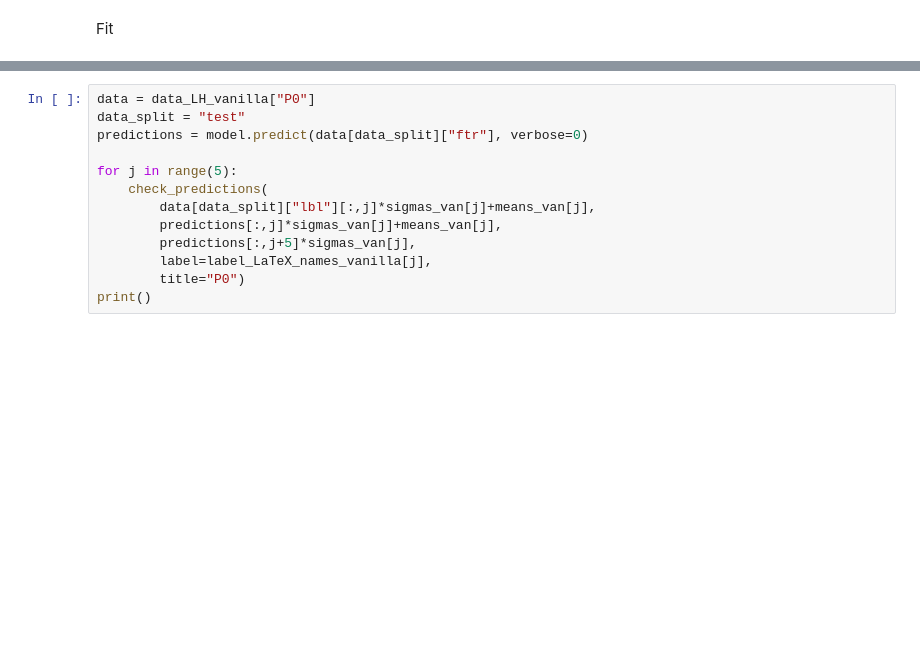
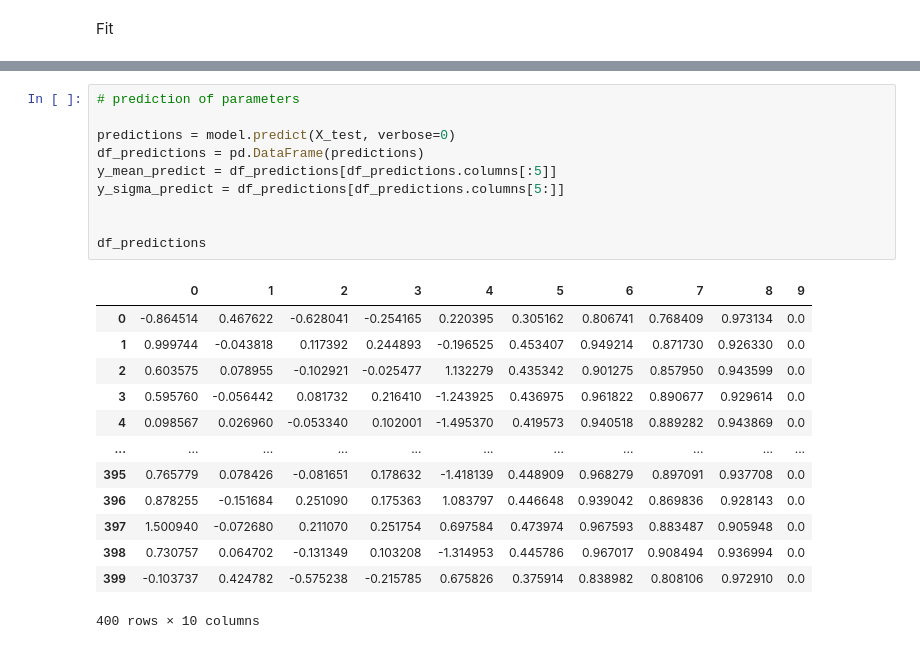
Before and after one commit to supriodubey/Thesis, a Jupyter notebook: codes/Moment_Network_LCDM.ipynb, the cells around one changed output, grey strips where cells are left out. Saved outputs shown, nothing was run; the diff lists cells and outputs as text; blank space fills up the shorter version.

Commit message:
Modified the Moment Network code- used pandas dataframe,added CLR

```diff
--- a/codes/Moment_Network_LCDM.ipynb
+++ b/codes/Moment_Network_LCDM.ipynb
@@ -348,13 +515,24 @@ plot_loss(histories)#, logy=True, ylim=[15, 25])
 # %%
-data = data_LH_vanilla["P0"]
-data_split = "test"
-predictions = model.predict(data[data_split]["ftr"], verbose=0)
+# prediction of parameters
 
-for j in range(5):
-    check_predictions(
-        data[data_split]["lbl"][:,j]*sigmas_van[j]+means_van[j],
-        predictions[:,j]*sigmas_van[j]+means_van[j],
-        predictions[:,j+5]*sigmas_van[j],
-        label=label_LaTeX_names_vanilla[j],
-        title="P0")
-print()
+predictions = model.predict(X_test, verbose=0)
+df_predictions = pd.DataFrame(predictions)
+y_mean_predict = df_predictions[df_predictions.columns[:5]]
+y_sigma_predict = df_predictions[df_predictions.columns[5:]]
+
+
+df_predictions
+# %% [output]
+|  | 0 | 1 | 2 | 3 | 4 | 5 | 6 | 7 | 8 | 9 |
+| 0 | -0.864514 | 0.467622 | -0.628041 | -0.254165 | 0.220395 | 0.305162 | 0.806741 | 0.768409 | 0.973134 | 0.0 |
+| 1 | 0.999744 | -0.043818 | 0.117392 | 0.244893 | -0.196525 | 0.453407 | 0.949214 | 0.871730 | 0.926330 | 0.0 |
+| 2 | 0.603575 | 0.078955 | -0.102921 | -0.025477 | 1.132279 | 0.435342 | 0.901275 | 0.857950 | 0.943599 | 0.0 |
+| 3 | 0.595760 | -0.056442 | 0.081732 | 0.216410 | -1.243925 | 0.436975 | 0.961822 | 0.890677 | 0.929614 | 0.0 |
+| 4 | 0.098567 | 0.026960 | -0.053340 | 0.102001 | -1.495370 | 0.419573 | 0.940518 | 0.889282 | 0.943869 | 0.0 |
+| ... | ... | ... | ... | ... | ... | ... | ... | ... | ... | ... |
+| 395 | 0.765779 | 0.078426 | -0.081651 | 0.178632 | -1.418139 | 0.448909 | 0.968279 | 0.897091 | 0.937708 | 0.0 |
+| 396 | 0.878255 | -0.151684 | 0.251090 | 0.175363 | 1.083797 | 0.446648 | 0.939042 | 0.869836 | 0.928143 | 0.0 |
+| 397 | 1.500940 | -0.072680 | 0.211070 | 0.251754 | 0.697584 | 0.473974 | 0.967593 | 0.883487 | 0.905948 | 0.0 |
+| 398 | 0.730757 | 0.064702 | -0.131349 | 0.103208 | -1.314953 | 0.445786 | 0.967017 | 0.908494 | 0.936994 | 0.0 |
+| 399 | -0.103737 | 0.424782 | -0.575238 | -0.215785 | 0.675826 | 0.375914 | 0.838982 | 0.808106 | 0.972910 | 0.0 |
+400 rows × 10 columns
```
Also changed, not shown: parts of 26 cells of this notebook, 1 other file.
